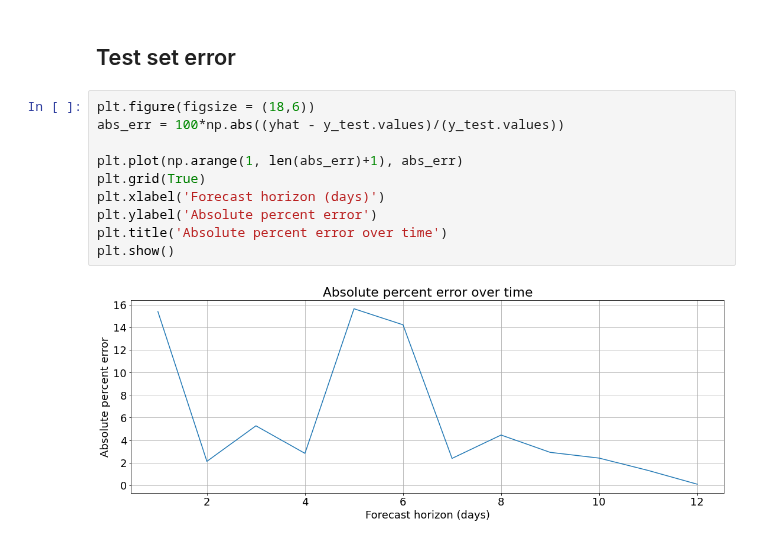
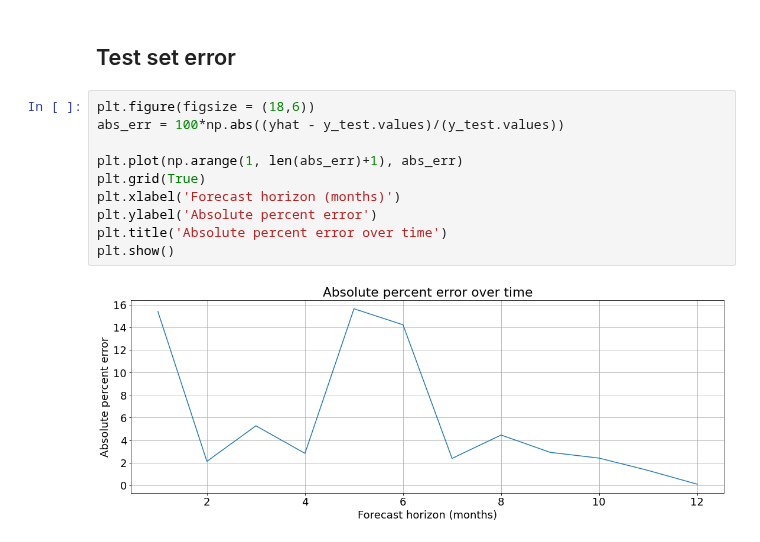
Before and after one commit to Owerre/Time-Series-Forecasting, a Jupyter notebook: fatality-forecast/notebooks/05-gpr.ipynb, the cells around one changed output. Cells and saved outputs as stored; diff of their text form.

```diff
--- a/fatality-forecast/notebooks/05-gpr.ipynb
+++ b/fatality-forecast/notebooks/05-gpr.ipynb
@@ -126,12 +126,12 @@ plt.show()
 # %%
 plt.figure(figsize = (18,6))
 abs_err = 100*np.abs((yhat - y_test.values)/(y_test.values))
 
 plt.plot(np.arange(1, len(abs_err)+1), abs_err)
 plt.grid(True)
-plt.xlabel('Forecast horizon (days)')
+plt.xlabel('Forecast horizon (months)')
 plt.ylabel('Absolute percent error')
 plt.title('Absolute percent error over time')
 plt.show()
 # %% [output]
-[figure, old version]
+[figure, new version]
```
Also changed, not shown: 1 other file.
